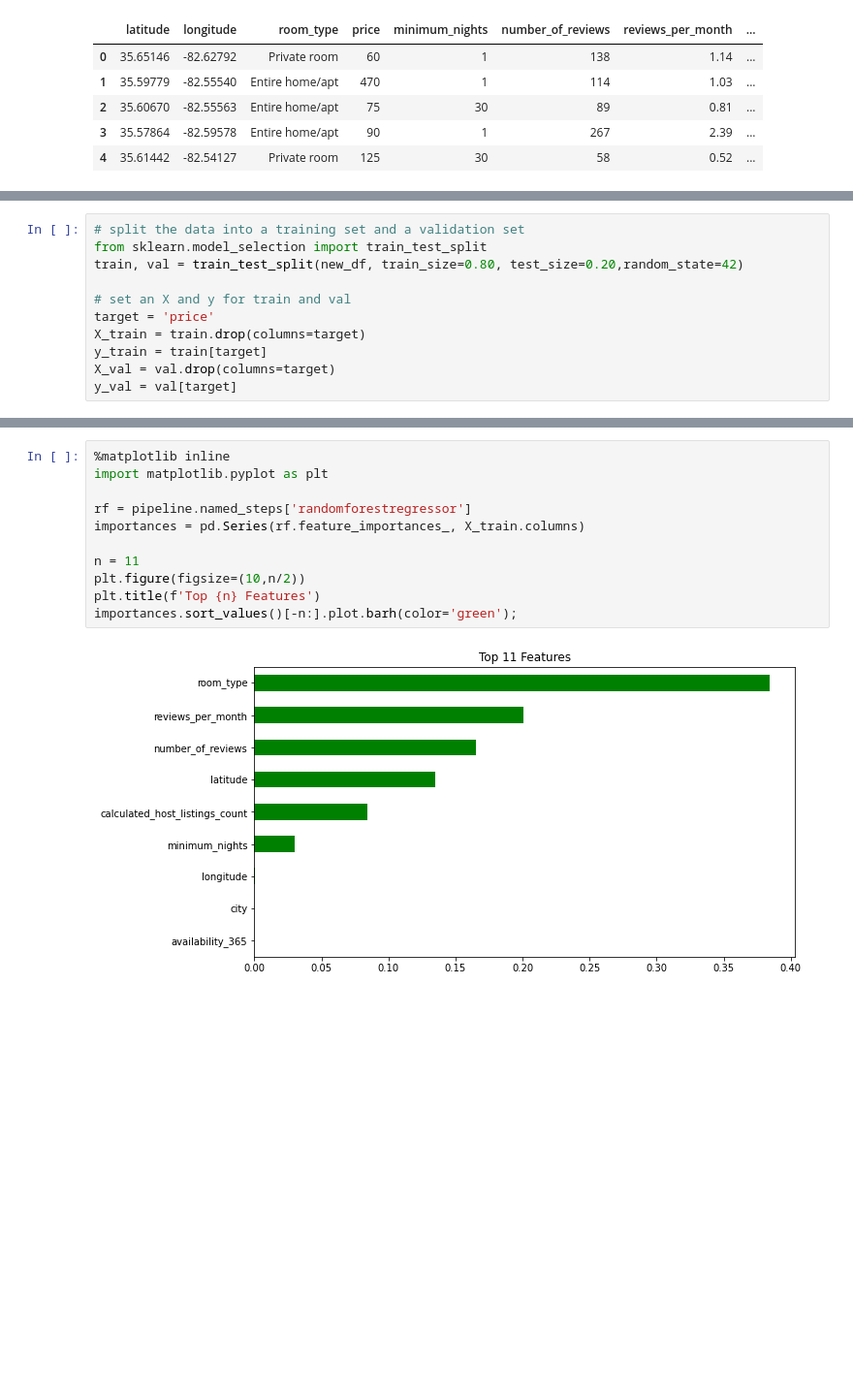
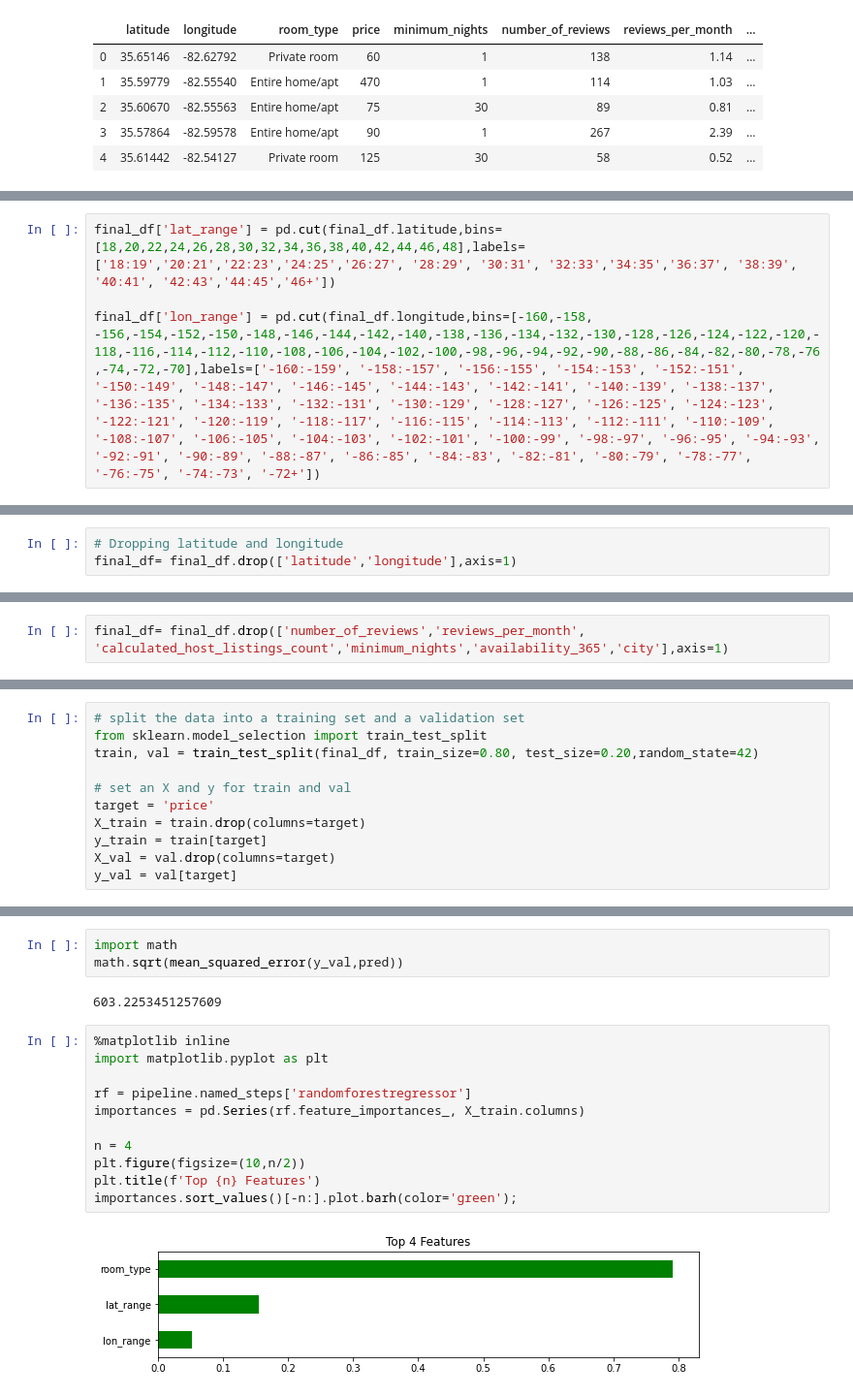
Before and after one commit to BloomTech-Labs/LabsPT13-Resfeber-A-DS, a Jupyter notebook: notebooks/airB&B.ipynb, the cells around one changed output, grey strips where cells are left out. Shown at 97% size. Cells and saved outputs as stored; diff of their text form; blank space fills up the shorter version.

```diff
--- a/notebooks/airB&B.ipynb
+++ b/notebooks/airB&B.ipynb
@@ -255,0 +300,4 @@ new_df.head()
+# %%
+final_df['lat_range'] = pd.cut(final_df.latitude,bins=[18,20,22,24,26,28,30,32,34,36,38,40,42,44,46,48],labels=['18:19','20:21','22:23','24:25','26:27', '28:29', '30:31', '32:33','34:35','36:37', '38:39', '40:41', '42:43','44:45','46+'])
+
+final_df['lon_range'] = pd.cut(final_df.longitude,bins=[-160,-158, -156,-154,-152,-150,-148,-146,-144,-142,-140,-138,-136,-134,-132,-130,-128,-126,-124,-122,-120,-118,-116,-114,-112,-110,-108,-106,-104,-102,-100,-98,-96,-94,-92,-90,-88,-86,-84,-82,-80,-78,-76,-74,-72,-70],labels=['-160:-159', '-158:-157', '-156:-155', '-154:-153', '-152:-151', '-150:-149', '-148:-147', '-146:-145', '-144:-143', '-142:-141', '-140:-139', '-138:-137', '-136:-135', '-134:-133', '-132:-131', '-130:-129', '-128:-127', '-126:-125', '-124:-123', '-122:-121', '-120:-119', '-118:-117', '-116:-115', '-114:-113', '-112:-111', '-110:-109', '-108:-107', '-106:-105', '-104:-103', '-102:-101', '-100:-99', '-98:-97', '-96:-95', '-94:-93', '-92:-91', '-90:-89', '-88:-87', '-86:-85', '-84:-83', '-82:-81', '-80:-79', '-78:-77', '-76:-75', '-74:-73', '-72+'])
@@ -255,0 +313,3 @@ new_df.head()
+# %%
+# Dropping latitude and longitude
+final_df= final_df.drop(['latitude','longitude'],axis=1)
@@ -255,0 +325,2 @@ new_df.head()
+# %%
+final_df= final_df.drop(['number_of_reviews','reviews_per_month', 'calculated_host_listings_count','minimum_nights','availability_365','city'],axis=1)
@@ -256,7 +336,7 @@ new_df.head()
 # %%
 # split the data into a training set and a validation set
 from sklearn.model_selection import train_test_split
-train, val = train_test_split(new_df, train_size=0.80, test_size=0.20,random_state=42)
+train, val = train_test_split(final_df, train_size=0.80, test_size=0.20,random_state=42)
 
 # set an X and y for train and val
 target = 'price'
@@ -307,14 +387,19 @@ Mean Absolute Error: 162.48903188123526
+# %%
+import math
+math.sqrt(mean_squared_error(y_val,pred))
+# %% [output]
+603.2253451257609
 # %%
 %matplotlib inline
 import matplotlib.pyplot as plt
 
 rf = pipeline.named_steps['randomforestregressor']
 importances = pd.Series(rf.feature_importances_, X_train.columns)
 
-n = 11
+n = 4
 plt.figure(figsize=(10,n/2))
 plt.title(f'Top {n} Features')
 importances.sort_values()[-n:].plot.barh(color='green');
 # %% [output]
-[figure, old version]
+[figure, new version]
 # %%
```
Also changed, not shown: parts of 21 cells of this notebook, 1 other file.
